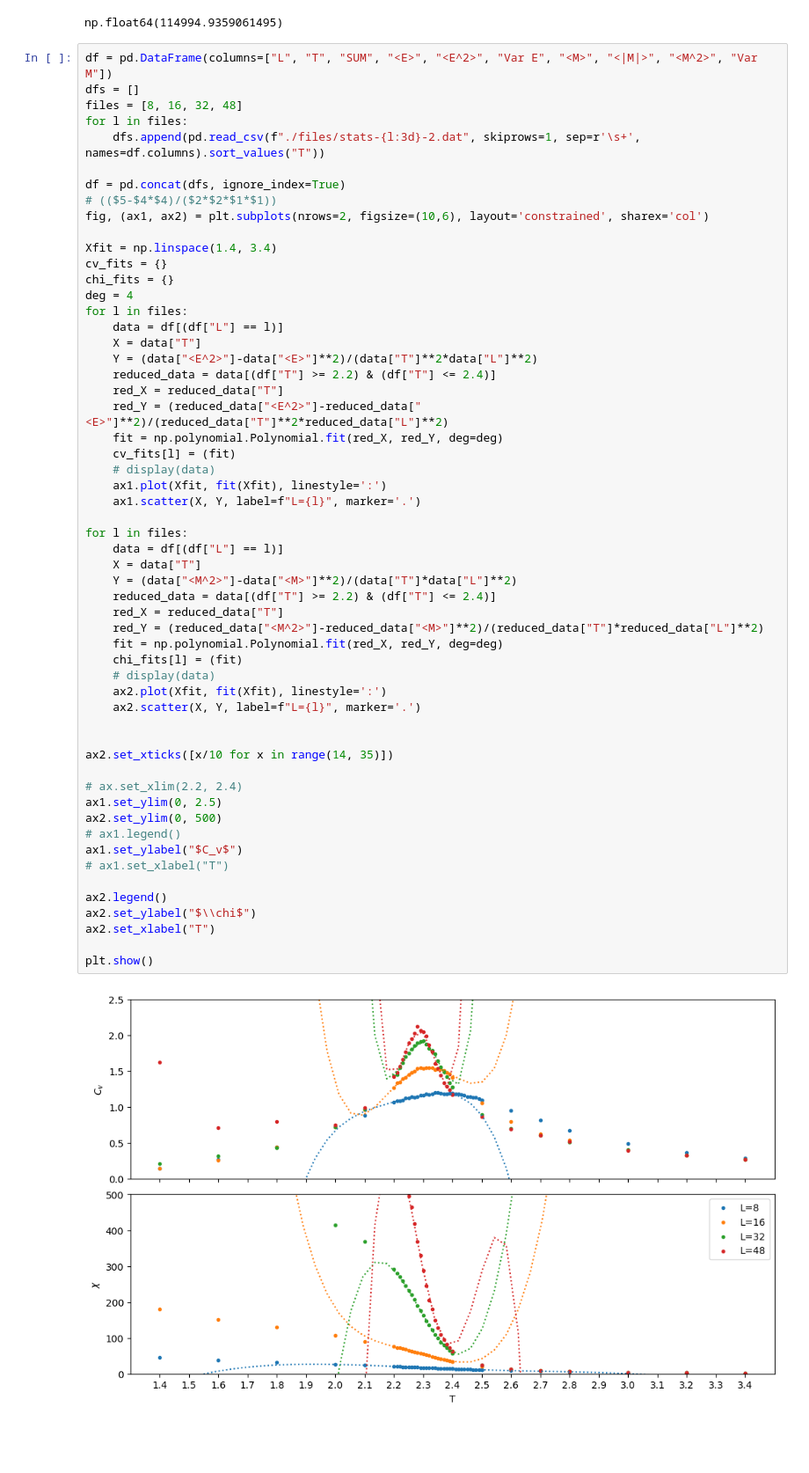
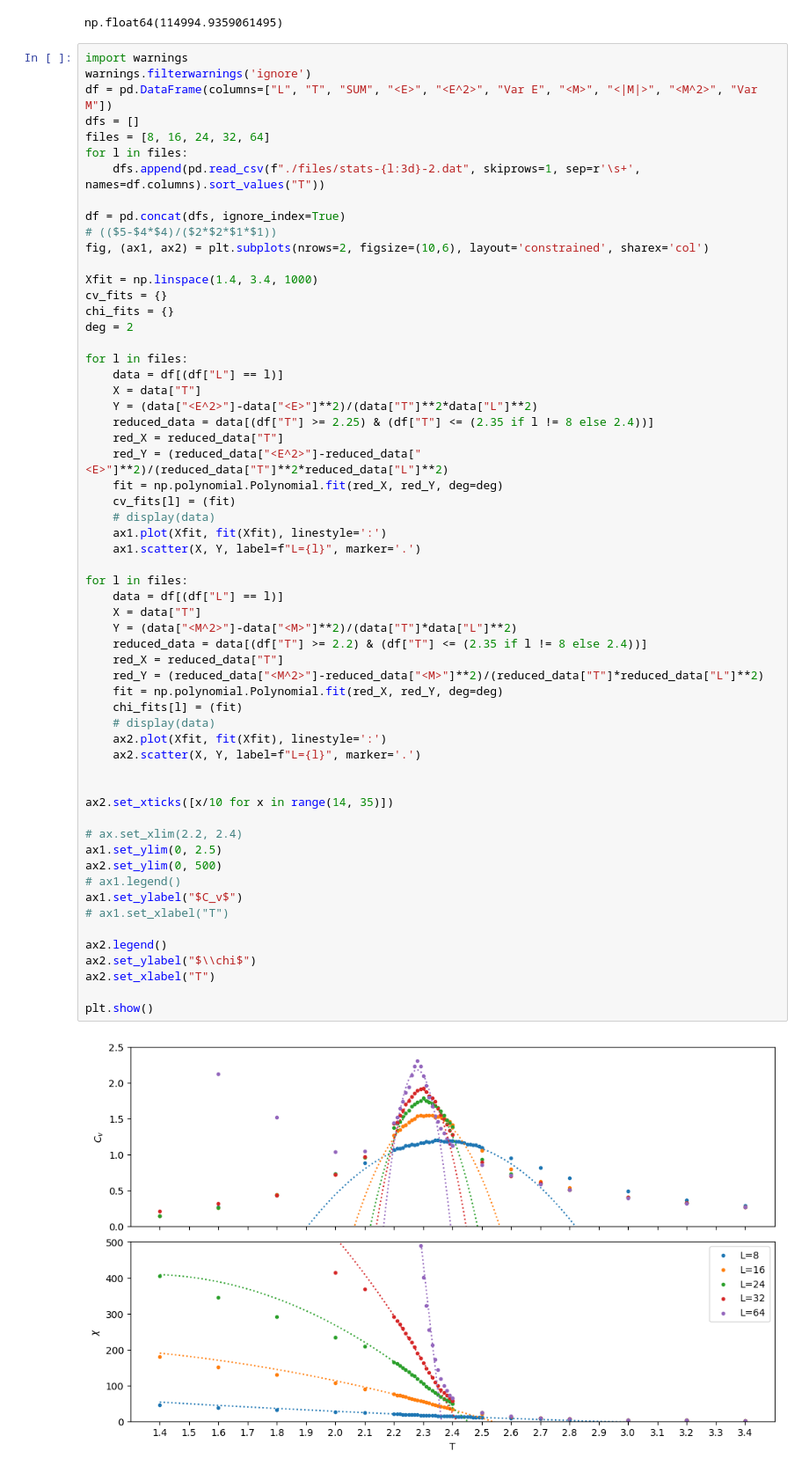
Before and after one commit to AdriRed/practiques-fenomens, a Jupyter notebook: P3/informe.ipynb, the cells around one changed output. Shown at 88% size. Drawn from its saved outputs; the diff is of its cells as text; blank space fills up the shorter version.

Commit message:
more data

```diff
--- a/P3/informe.ipynb
+++ b/P3/informe.ipynb
@@ -34,9 +34,11 @@ func((2048, 10000), *popt)
 [figure]
 np.float64(114994.9359061495)
 # %%
+import warnings
+warnings.filterwarnings('ignore')
 df = pd.DataFrame(columns=["L", "T", "SUM", "<E>", "<E^2>", "Var E", "<M>", "<|M|>", "<M^2>", "Var M"])
 dfs = []
-files = [8, 16, 32, 48]
+files = [8, 16, 24, 32, 64]
 for l in files:
     dfs.append(pd.read_csv(f"./files/stats-{l:3d}-2.dat", skiprows=1, sep=r'\s+', names=df.columns).sort_values("T"))
 
@@ -44,15 +46,16 @@ df = pd.concat(dfs, ignore_index=True)
 # (($5-$4*$4)/($2*$2*$1*$1))
 fig, (ax1, ax2) = plt.subplots(nrows=2, figsize=(10,6), layout='constrained', sharex='col')
 
-Xfit = np.linspace(1.4, 3.4)
+Xfit = np.linspace(1.4, 3.4, 1000)
 cv_fits = {}
 chi_fits = {}
-deg = 4
+deg = 2
+
 for l in files:
     data = df[(df["L"] == l)]
     X = data["T"]
     Y = (data["<E^2>"]-data["<E>"]**2)/(data["T"]**2*data["L"]**2)
-    reduced_data = data[(df["T"] >= 2.2) & (df["T"] <= 2.4)]
+    reduced_data = data[(df["T"] >= 2.25) & (df["T"] <= (2.35 if l != 8 else 2.4))]
     red_X = reduced_data["T"]
     red_Y = (reduced_data["<E^2>"]-reduced_data["<E>"]**2)/(reduced_data["T"]**2*reduced_data["L"]**2)
     fit = np.polynomial.Polynomial.fit(red_X, red_Y, deg=deg)
@@ -62,35 +65,35 @@ for l in files:
     ax1.scatter(X, Y, label=f"L={l}", marker='.')
 
 for l in files:
     data = df[(df["L"] == l)]
     X = data["T"]
     Y = (data["<M^2>"]-data["<M>"]**2)/(data["T"]*data["L"]**2)
-    reduced_data = data[(df["T"] >= 2.2) & (df["T"] <= 2.4)]
+    reduced_data = data[(df["T"] >= 2.2) & (df["T"] <= (2.35 if l != 8 else 2.4))]
     red_X = reduced_data["T"]
     red_Y = (reduced_data["<M^2>"]-reduced_data["<M>"]**2)/(reduced_data["T"]*reduced_data["L"]**2)
     fit = np.polynomial.Polynomial.fit(red_X, red_Y, deg=deg)
     chi_fits[l] = (fit)
     # display(data)
     ax2.plot(Xfit, fit(Xfit), linestyle=':')
     ax2.scatter(X, Y, label=f"L={l}", marker='.')
 
 
 ax2.set_xticks([x/10 for x in range(14, 35)])
 
 # ax.set_xlim(2.2, 2.4)
 ax1.set_ylim(0, 2.5)
 ax2.set_ylim(0, 500)
 # ax1.legend()
 ax1.set_ylabel("$C_v$")
 # ax1.set_xlabel("T")
 
 ax2.legend()
 ax2.set_ylabel("$\\chi$")
 ax2.set_xlabel("T")
 
 plt.show()
 # %% [output]
-[figure, old version]
+[figure, new version]
 # %%
 def find_extrema(poly, bounds):
     deriv = poly.deriv()
```
Also changed, not shown: parts of 1 cell of this notebook, 2 other files.
